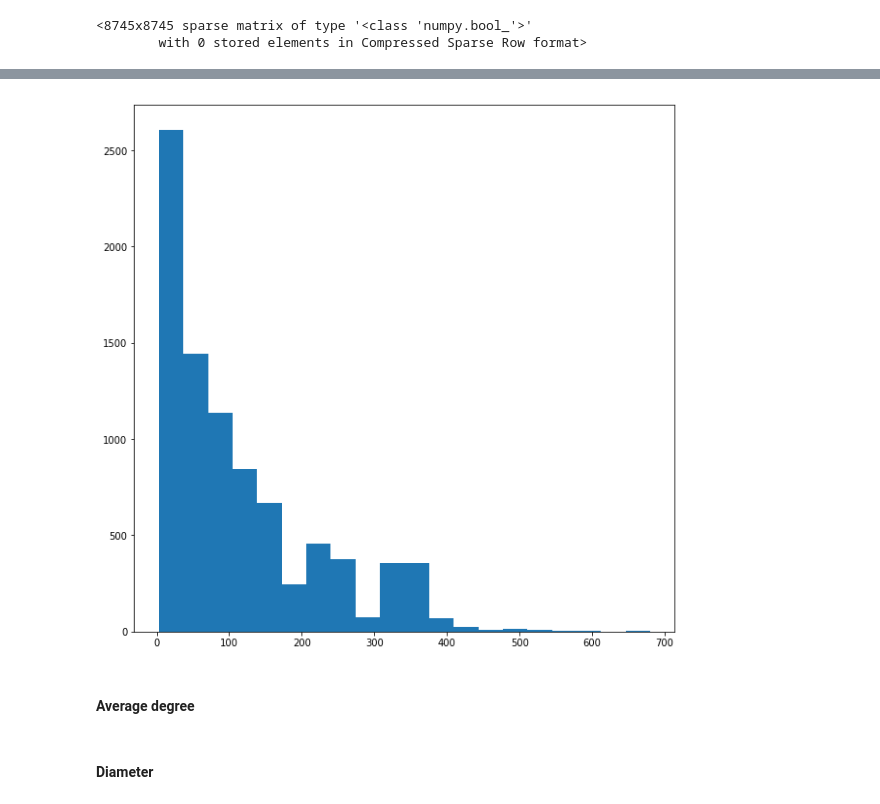
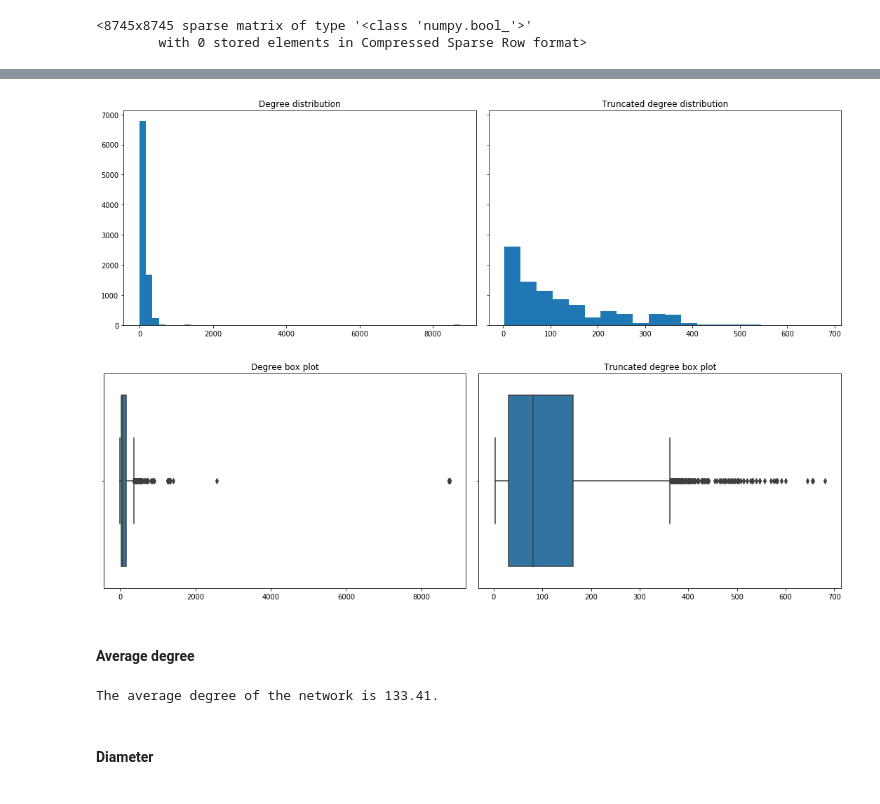
Before and after one commit to armand33/wikipedia_graph, a Jupyter notebook: ntds_project.ipynb, the cells around one changed output, grey strips where cells are left out. Cells and saved outputs as stored; diff of their text form; code cells hidden in the pictures.

```diff
--- a/ntds_project.ipynb
+++ b/ntds_project.ipynb
@@ -182,3 +187,3 @@ Check if it's symmetric :
 # %%
-degrees = adj.sum(axis=1)
-plt.hist(degrees, bins=50);
+degrees = np.array(adj.sum(axis=1))
+degrees_truncated = degrees[degrees < 700]
@@ -187,11 +190,37 @@ plt.hist(degrees, bins=50);
-# %%
-degrees_truncated = np.array(degrees)
-degrees_truncated = degrees_truncated[degrees_truncated < 700]
-
-plt.hist(degrees_truncated, bins=20);
-# %% [output]
-[figure, removed]
+# %%
+fig, ax = plt.subplots(ncols=2, sharey=True, figsize=(15,5))
+
+ax[0].set_title('Degree distribution')
+#sns.distplot(degrees, bins=50, ax=ax[0, 0])
+ax[0].hist(degrees, bins=50)
+
+ax[1].set_title('Truncated degree distribution')
+#sns.distplot(degrees_truncated, bins=20, ax=ax[0, 1])
+ax[1].hist(degrees_truncated, bins=20)
+
+plt.tight_layout()
+plt.show()
+# %% [output]
+[figure, added]
+# %%
+fig, ax = plt.subplots(ncols=2, sharey=True, figsize=(15,5))
+
+ax[0].set_title('Degree box plot')
+sns.boxplot(degrees, ax=ax[0])
+
+ax[1].set_title('Truncated degree box plot')
+sns.boxplot(degrees_truncated, ax=ax[1])
+
+plt.tight_layout()
+plt.show()
+# %% [output]
+[figure, added]
 # %% [markdown]
 #### Average degree
+# %%
+avg_degree = np.mean(degrees)
+print('The average degree of the network is {}.'.format(np.round(avg_degree, 2)))
+# %% [output]
+The average degree of the network is 133.41.
 # %% [markdown]
 #### Diameter
```
Also changed, not shown: parts of 42 cells of this notebook.
